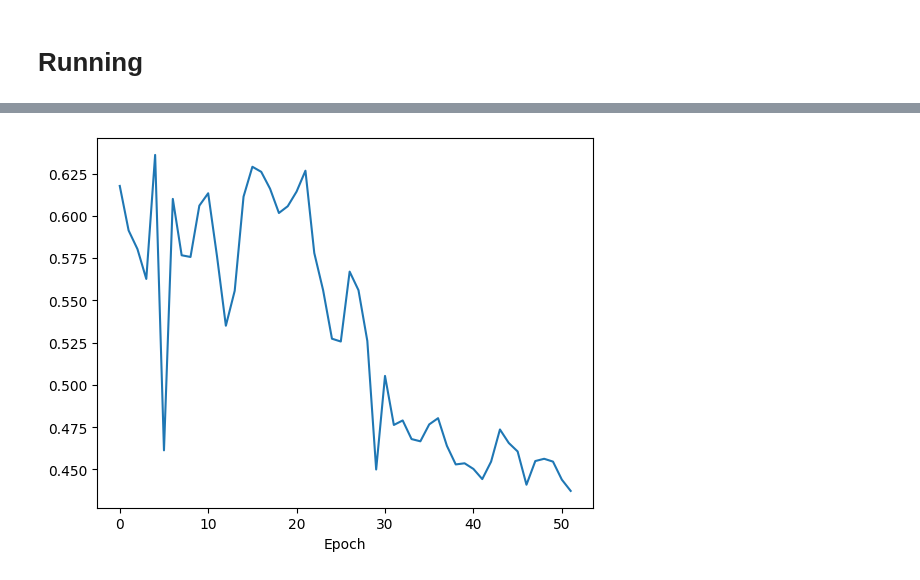
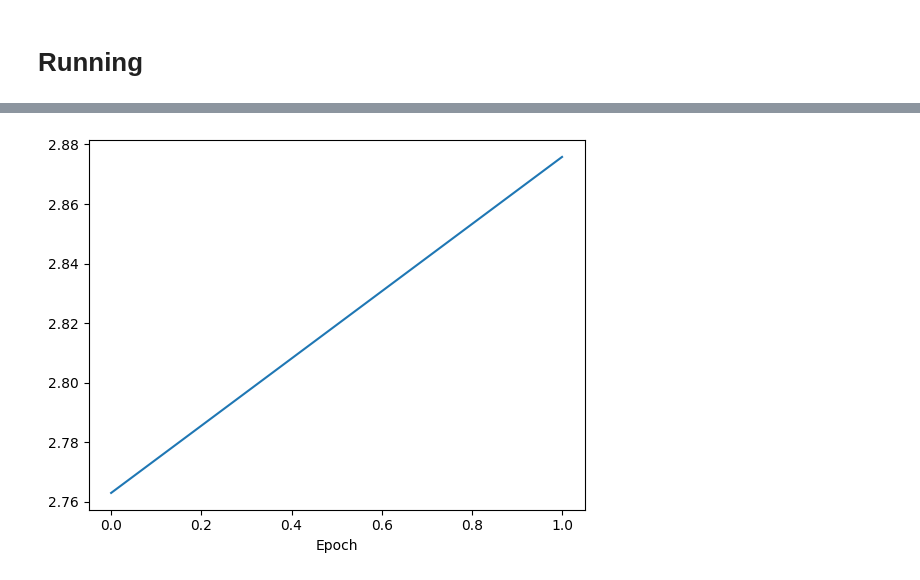
Before and after one commit to NTRICO/comp5328-Assign2, a Jupyter notebook: cycle-consistency_regularization_colab_test.ipynb, the cells around one changed output, grey strips where cells are left out. Saved outputs shown, nothing was run; the diff lists cells and outputs as text; code cells hidden in the pictures.

```diff
--- a/cycle-consistency_regularization_colab_test.ipynb
+++ b/cycle-consistency_regularization_colab_test.ipynb
@@ -505,7 +505,7 @@ def main(dataset_name):
       acc_list = []
       loss_list = []
       early_stop = 0
-      best_val_acc = -10000
+      best_val_loss = float('inf')
 
       #train
       for epoch in range(Cfg.n_epoch):
@@ -517,18 +517,20 @@ def main(dataset_name):
           acc_list.append(acc)
           loss_list.append(val_loss)
 
+          improved = val_loss < best_val_loss - 1e-6
+          best_acc = max(best_acc, acc)
 
-          if acc> best_acc and val_loss > best_val_acc:
-              best_acc = acc
-              best_val_acc = val_loss
-              early_stop = 0
-              print('Best_acc: {:.6f}'.format(best_acc))
+          if improved:                                  # [MOD] 变号：更小的 loss 更好
+            best_val_loss = val_loss                  # [MOD]
+
+            early_stop = 0                            # [MOD]
+            print('Best_acc: {:.6f}'.format(best_acc))
           else:
-              early_stop += 1
-              print('Best_acc: {:.6f}'.format(best_acc))
-              if early_stop >= Cfg.es_epoch:
-                print(f"⏹ Early stopping at epoch {epoch+1} (best val_acc={best_acc:.6f})")
-                break
+            early_stop += 1
+            print('Best_acc: {:.6f}'.format(best_acc))
+            if early_stop >= Cfg.es_epoch:            # [MOD]
+              print(f"⏹ Early stopping at epoch {epoch+1} (best val_loss={best_val_loss:.6f}, best acc={best_acc:.6f})")
+              break
 
       with torch.no_grad():
         Tf_np = trans().detach().cpu().numpy()
@@ -545,15 +547,15 @@ def main(dataset_name):
 @dataclass
 class Cfg:
     num_classes: int = 3
-    dataset: str = "cifar"
+    dataset: str = "mnist03"
     batch_size: int = 128
     lr: float = 0.01
-    weight_decay: float = 1e-5
-    milestones: Tuple[int, int] = (15, 30)
+    weight_decay: float = 5e-4
+    milestones: Tuple[int, int] = (30, 60)
     lam: float = 0.6                 # weight for cycle term
-    n_epoch: int = 120
-    warmup_epoch: int = 10
-    es_epoch: int = 30
+    n_epoch: int = 60
+    warmup_epoch: int = 5
+    es_epoch: int = 0
     anchor: bool = False
     device: str = "cuda" if torch.cuda.is_available() else "cpu"
     lambda_T: float = 0.05
@@ -581,10 +583,10 @@ Best_acc:  0.6266666666666667
 # %%
 x_label = list(range(len(loss_list)))
-plt.plot(x_label, acc_list)
+plt.plot(x_label, loss_list)
 plt.xlabel("Epoch")
 plt.show()
 # %% [output]
-[figure, old version]
+[figure, new version]
 # %%
 print("\n=== Forward T (clean→noisy) ===")
 print(np.array_str(Tf, precision=3, suppress_small=True, max_line_width=180))
```
Also changed, not shown: parts of 3 cells of this notebook.
